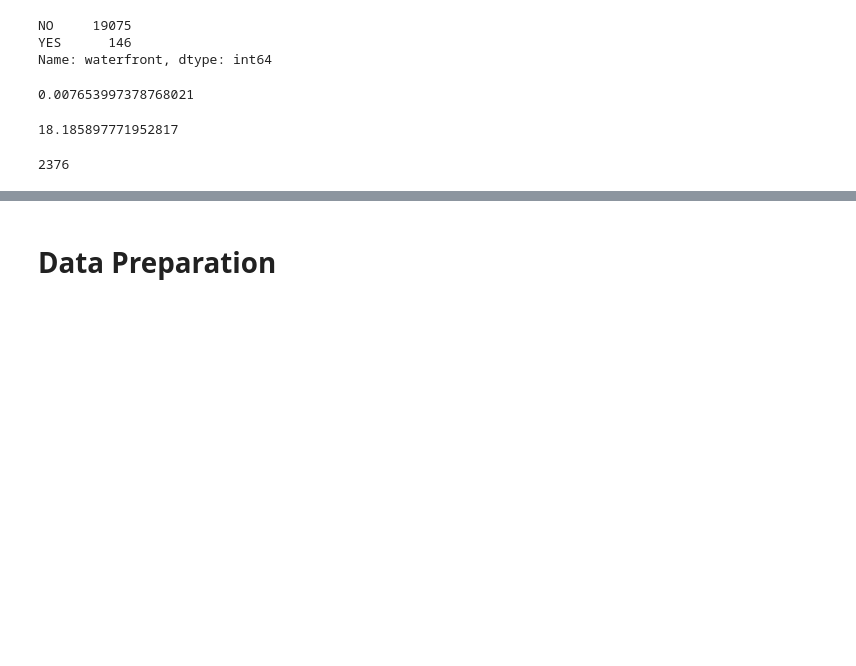
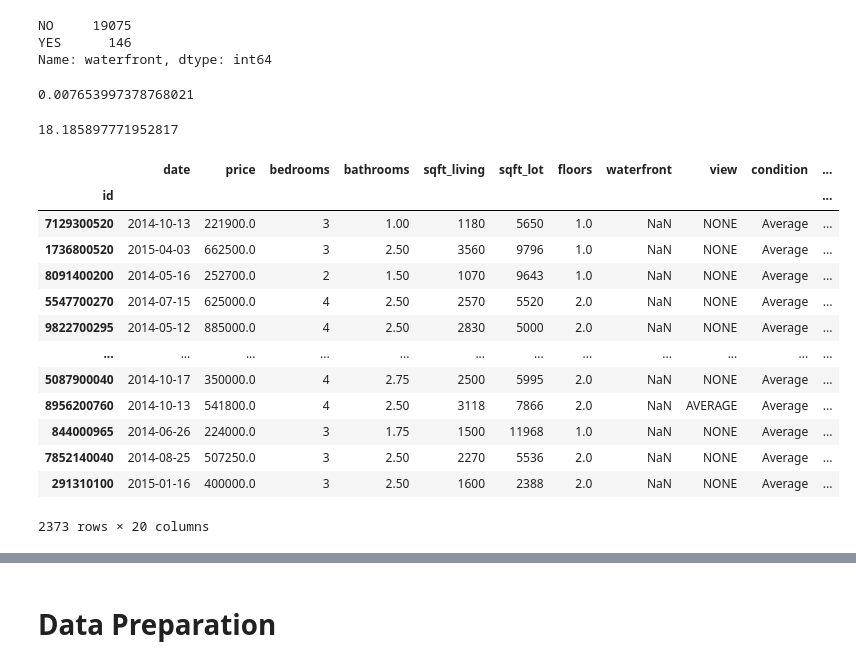
Before and after one commit to alvaromendizabal/dsc-phase-2-project-v2-3, a Jupyter notebook: alvaro.ipynb, the cells around one changed output, grey strips where cells are left out. Saved outputs shown, nothing was run; the diff lists cells and outputs as text; code cells hidden in the pictures; blank space fills up the shorter version.

Commit message:
data cleaning

```diff
--- a/alvaro.ipynb
+++ b/alvaro.ipynb
@@ -50,0 +29,5 @@ pandas.core.frame.DataFrame
+# %%
+df = pd.read_csv('./data/kc_house_data.csv', index_col=0, parse_dates=['date'])
+# specify index_col=0 to avoid creating an "Unnamed: 0" column.
+# specify parse date to avoid object dtype for dates
+df
@@ -155,21 +137,33 @@ waterfront_proportion
 # %% [output]
 0.007653997378768021
-# %%
-watefront_NaN = kingcounty['waterfront'].isna().sum() * waterfront_proportion
-watefront_NaN
-# %% [output]
-18.185897771952817
+# %%
+watefront_null_proportion = df['waterfront'].isna().sum() * waterfront_proportions
+watefront_null_proportion
+# %% [output]
+18.185897771952817
 # %%
-waterfront_yes = kingcounty.loc[ kingcounty['waterfront'] == 'YES' ]
+waterfront_yes = df.loc[ df['waterfront'] == 'YES' ]
 
 waterfront_avg_yes_price = np.mean( waterfront_yes['price'] )
 waterfront_med_yes_price = np.median( waterfront_yes['price'] )
 
-waterfront_null = kingcounty[kingcounty['waterfront'].isna()]
+waterfront_null = df[df['waterfront'].isna()]
 waterfront_null.loc[~waterfront_null.index.duplicated(), :]
-len(waterfront_null)
 # %% [output]
+|  | date | price | bedrooms | bathrooms | sqft_living | sqft_lot | floors | waterfront | view | condition | ... |
+| id |  |  |  |  |  |  |  |  |  |  | ... |
+| 7129300520 | 2014-10-13 | 221900.0 | 3 | 1.00 | 1180 | 5650 | 1.0 | NaN | NONE | Average | ... |
+| 1736800520 | 2015-04-03 | 662500.0 | 3 | 2.50 | 3560 | 9796 | 1.0 | NaN | NONE | Average | ... |
+| 8091400200 | 2014-05-16 | 252700.0 | 2 | 1.50 | 1070 | 9643 | 1.0 | NaN | NONE | Average | ... |
+| 5547700270 | 2014-07-15 | 625000.0 | 4 | 2.50 | 2570 | 5520 | 2.0 | NaN | NONE | Average | ... |
+| 9822700295 | 2014-05-12 | 885000.0 | 4 | 2.50 | 2830 | 5000 | 2.0 | NaN | NONE | Average | ... |
+| ... | ... | ... | ... | ... | ... | ... | ... | ... | ... | ... | ... |
+| 5087900040 | 2014-10-17 | 350000.0 | 4 | 2.75 | 2500 | 5995 | 2.0 | NaN | NONE | Average | ... |
+| 8956200760 | 2014-10-13 | 541800.0 | 4 | 2.50 | 3118 | 7866 | 2.0 | NaN | AVERAGE | Average | ... |
+| 844000965 | 2014-06-26 | 224000.0 | 3 | 1.75 | 1500 | 11968 | 1.0 | NaN | NONE | Average | ... |
+| 7852140040 | 2014-08-25 | 507250.0 | 3 | 2.50 | 2270 | 5536 | 2.0 | NaN | NONE | Average | ... |
+| 291310100 | 2015-01-16 | 400000.0 | 3 | 2.50 | 1600 | 2388 | 2.0 | NaN | NONE | Average | ... |
-2376
+2373 rows × 20 columns
 # %%
 waterfront_null_avg_filter = waterfront_null.loc[ waterfront_null['price'] >= waterfront_avg_yes_price ]
 waterfront_null_med_filter = waterfront_null.loc[ waterfront_null['price'] >= waterfront_med_yes_price ]
```
Also changed, not shown: parts of 31 cells of this notebook, 22 other files.
